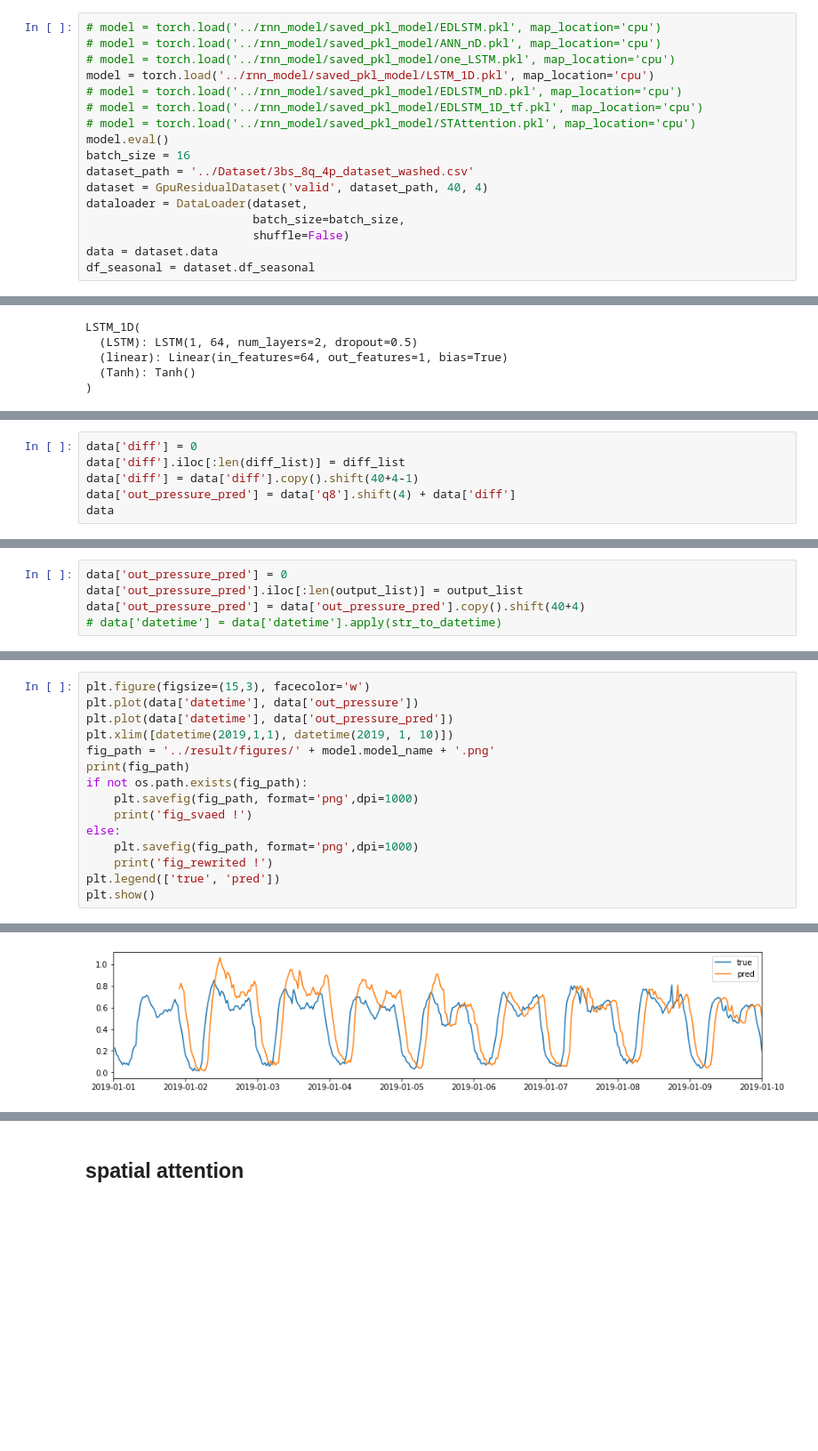
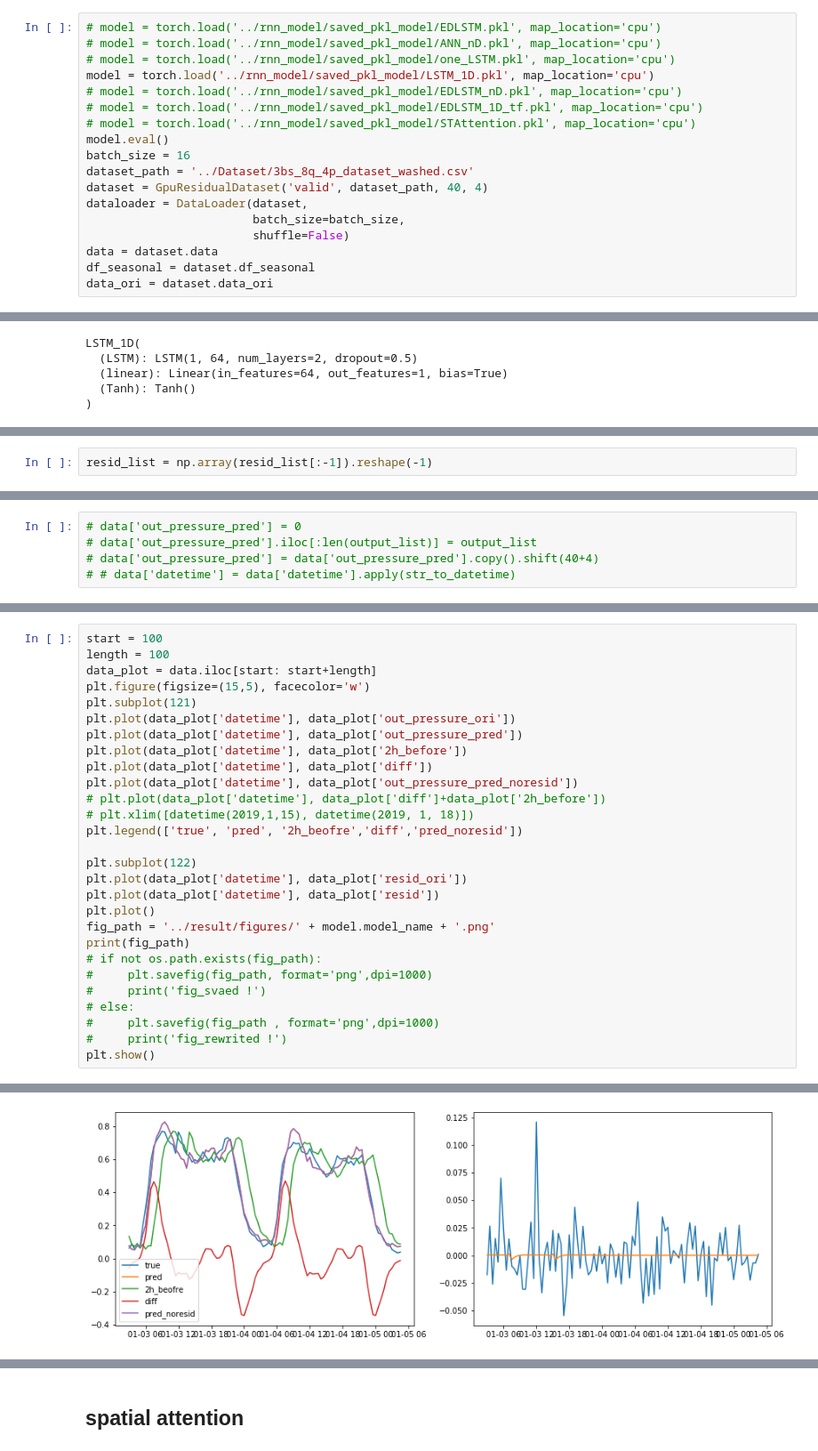
Before and after one commit to MAZiqing/MZQ_city_sequenctial_data_prediction, a Jupyter notebook: main_JuNo/plot_RNN_result.ipynb, the cells around one changed output, grey strips where cells are left out. Shown at 89% size. Saved outputs shown, nothing was run; the diff lists cells and outputs as text; blank space fills up the shorter version.

```diff
--- a/main_JuNo/plot_RNN_result.ipynb
+++ b/main_JuNo/plot_RNN_result.ipynb
@@ -82,5 +84,6 @@ dataloader = DataLoader(dataset,
                         shuffle=False)
 data = dataset.data
 df_seasonal = dataset.df_seasonal
+data_ori = dataset.data_ori
 # %% [output]
 dataset prepared !
@@ -153,0 +162,2 @@ AttributeError: 'GpuDataset' object has no attribute 'df_resid'
+# %%
+resid_list = np.array(resid_list[:-1]).reshape(-1)
@@ -154,6 +176,5 @@ AttributeError: 'GpuDataset' object has no attribute 'df_resid'
 # %%
-data['diff'] = 0
-data['diff'].iloc[:len(diff_list)] = diff_list
-data['diff'] = data['diff'].copy().shift(40+4-1)
-data['out_pressure_pred'] = data['q8'].shift(4) + data['diff']
-data
+# data['out_pressure_pred'] = 0
+# data['out_pressure_pred'].iloc[:len(output_list)] = output_list
+# data['out_pressure_pred'] = data['out_pressure_pred'].copy().shift(40+4)
+# # data['datetime'] = data['datetime'].apply(str_to_datetime)
@@ -194,5 +180,0 @@ data
-# %%
-data['out_pressure_pred'] = 0
-data['out_pressure_pred'].iloc[:len(output_list)] = output_list
-data['out_pressure_pred'] = data['out_pressure_pred'].copy().shift(40+4)
-# data['datetime'] = data['datetime'].apply(str_to_datetime)
@@ -204,17 +181,30 @@ See the caveats in the documentation: http://pandas.pydata.org/pandas-docs/stabl
 # %%
-plt.figure(figsize=(15,3), facecolor='w')
-plt.plot(data['datetime'], data['out_pressure'])
-plt.plot(data['datetime'], data['out_pressure_pred'])
-plt.xlim([datetime(2019,1,1), datetime(2019, 1, 10)])
+start = 100
+length = 100
+data_plot = data.iloc[start: start+length]
+plt.figure(figsize=(15,5), facecolor='w')
+plt.subplot(121)
+plt.plot(data_plot['datetime'], data_plot['out_pressure_ori'])
+plt.plot(data_plot['datetime'], data_plot['out_pressure_pred'])
+plt.plot(data_plot['datetime'], data_plot['2h_before'])
+plt.plot(data_plot['datetime'], data_plot['diff'])
+plt.plot(data_plot['datetime'], data_plot['out_pressure_pred_noresid'])
+# plt.plot(data_plot['datetime'], data_plot['diff']+data_plot['2h_before'])
+# plt.xlim([datetime(2019,1,15), datetime(2019, 1, 18)])
+plt.legend(['true', 'pred', '2h_beofre','diff','pred_noresid'])
+
+plt.subplot(122)
+plt.plot(data_plot['datetime'], data_plot['resid_ori'])
+plt.plot(data_plot['datetime'], data_plot['resid'])
+plt.plot()
 fig_path = '../result/figures/' + model.model_name + '.png'
 print(fig_path)
-if not os.path.exists(fig_path):
-    plt.savefig(fig_path, format='png',dpi=1000)
-    print('fig_svaed !')
-else:
-    plt.savefig(fig_path, format='png',dpi=1000)
-    print('fig_rewrited !')
-plt.legend(['true', 'pred'])
+# if not os.path.exists(fig_path):
+#     plt.savefig(fig_path, format='png',dpi=1000)
+#     print('fig_svaed !')
+# else:
+#     plt.savefig(fig_path , format='png',dpi=1000)
+#     print('fig_rewrited !')
 plt.show()
 # %% [output]
 ../result/figures/LSTM_1D.png
@@ -222,4 +211,4 @@ fig_rewrited !
-[figure, old version]
+[figure, new version]
 # %%
 from sklearn import metrics
 import numpy as np
```
Also changed, not shown: parts of 16 cells of this notebook, 18 other files.
